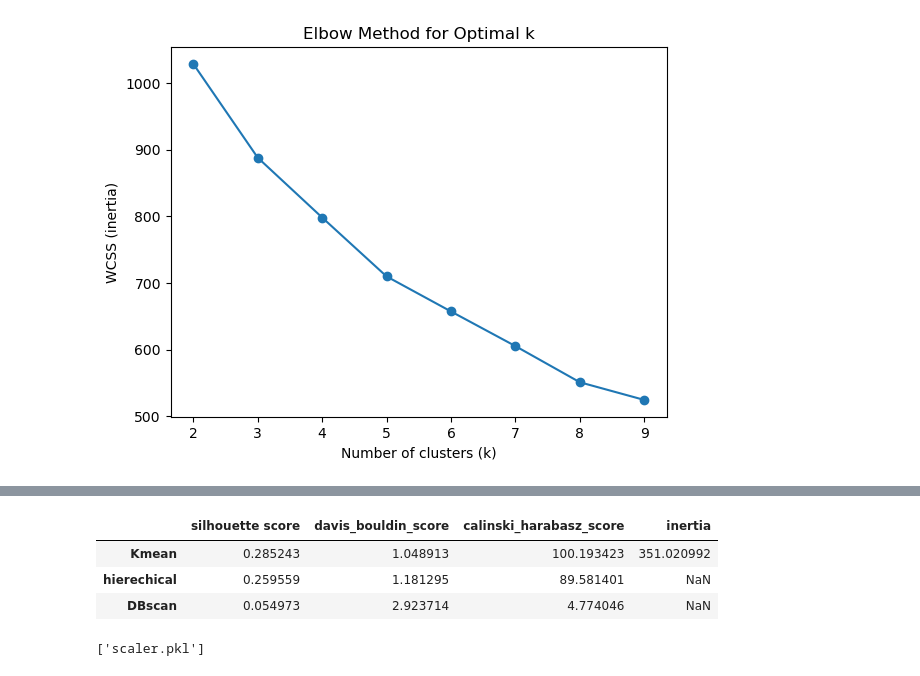
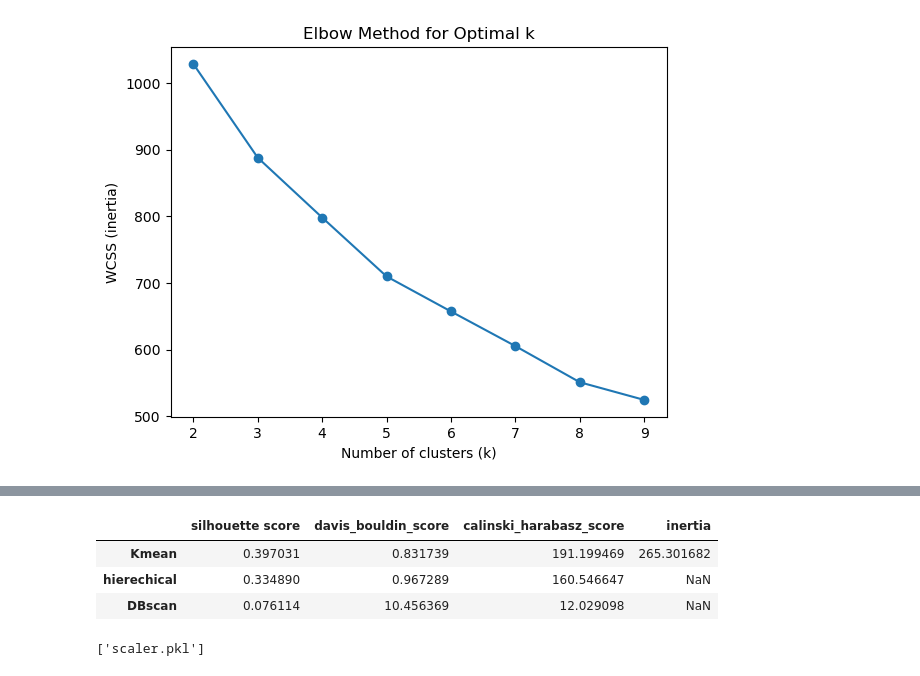
Before and after one commit to NithyaShriSK/unsupervised-Kmeans-DBscan-Task, a Jupyter notebook: cluster.ipynb, the cells around one changed output, grey strips where cells are left out. Saved outputs shown, nothing was run; the diff lists cells and outputs as text; code cells hidden in the pictures.

```diff
--- a/cluster.ipynb
+++ b/cluster.ipynb
@@ -132,7 +137,7 @@ KMeans is known to have a memory leak on Windows with MKL, when there are less c
 KMeans is known to have a memory leak on Windows with MKL, when there are less chunks than available threads. You can avoid it by setting the environment variable OMP_NUM_THREADS=2.
 [figure]
 # %%
-pca = PCA(n_components=3)
+pca = PCA(n_components=2)
 X_pca = pca.fit_transform(x)
 # %%
 best_score = -1
@@ -187,5 +192,5 @@ Best k = 5 with silhouette = 0.2852
 # %%
-kmeans=KMeans(n_clusters=5,random_state=42,n_init=50,)
+kmeans=KMeans(n_clusters=3,random_state=42,n_init=50,)
 res=[]
 y_cluster=kmeans.fit_predict(X_pca)
 kmeanssilhouette = silhouette_score(X_pca, y_cluster)
@@ -269,5 +271,5 @@ Best k = 4 with silhouette = 0.2596 with linkage=ward
 # %%
-hc = AgglomerativeClustering(n_clusters=4, linkage='ward')
+hc = AgglomerativeClustering(n_clusters=3, linkage='ward')
 y_hc = hc.fit_predict(X_pca)
 hcsilhouette = silhouette_score(X_pca, y_hc)
 hcdb_index = davies_bouldin_score(X_pca, y_hc)
@@ -347,30 +333,17 @@ Best params = eps=1.1, min_samples=3 with silhouette=0.2804
 # %%
-dbscan = DBSCAN(eps=0.8, min_samples=2)
+dbscan = DBSCAN(eps=0.35, min_samples=4)
 y_db = dbscan.fit_predict(X_pca)
-y_db_mapped = []
-for label in y_db:
-    if label == -1:
-        y_db_mapped.append("Outlier")
-    else:
-        y_db_mapped.append(f"Cluster {label+1}")
-y_db_mapped = np.array(y_db_mapped)
-if len(set(y_db)) > 1:
+y_db_mapped = np.array([
+    "Outlier" if label == -1 else f"Cluster {label+1}" for label in y_db
+])
+if len(set(y_db)) > 1 and not set(y_db) == {-1}:
     db_sil = silhouette_score(X_pca, y_db)
     db_db = davies_bouldin_score(X_pca, y_db)
     db_ch = calinski_harabasz_score(X_pca, y_db)
 else:
     db_sil, db_db, db_ch = np.nan, np.nan, np.nan
-res.append([db_sil, db_db, db_ch, np.nan])
-print("Silhouette Score:", db_sil)
-print("Davies-Bouldin Index:", db_db)
-print("Calinski-Harabasz Score:", db_ch)
-plt.figure(figsize=(8,6))
-for label in np.unique(y_db_mapped):
-    mask = y_db_mapped == label
-    plt.scatter(X_pca[mask,0], X_pca[mask,1], label=label, s=50)
-plt.xlabel("PCA 1")
-plt.ylabel("PCA 2")
-plt.title("DBSCAN Clustering (PCA Reduced)")
-plt.legend()
-plt.show()
+res.append([db_sil,db_db,db_ch,np.nan])
+print(f"\nSilhouette Score: {db_sil:.4f}")
+print(f"Davies-Bouldin Index: {db_db:.4f}")
+print(f"Calinski-Harabasz Score: {db_ch:.4f}")
 # %% [output]
@@ -381,11 +369,12 @@ Calinski-Harabasz Score: 4.77404583630431
 # %%
-dfs=pd.DataFrame(res[:3],columns=["silhouette score","davis_bouldin_score","calinski_harabasz_score","inertia"],index=["Kmean","hierechical","DBscan"])
+dfs = pd.DataFrame(res, columns=["silhouette score", "davis_bouldin_score", "calinski_harabasz_score", "inertia"])
+dfs.index = ["Kmean","hierechical","DBscan"]
 dfs
 # %% [output]
 |  | silhouette score | davis_bouldin_score | calinski_harabasz_score | inertia |
-| Kmean | 0.285243 | 1.048913 | 100.193423 | 351.020992 |
-| hierechical | 0.259559 | 1.181295 | 89.581401 | NaN |
-| DBscan | 0.054973 | 2.923714 | 4.774046 | NaN |
+| Kmean | 0.397031 | 0.831739 | 191.199469 | 265.301682 |
+| hierechical | 0.334890 | 0.967289 | 160.546647 | NaN |
+| DBscan | 0.076114 | 10.456369 | 12.029098 | NaN |
 # %%
 import joblib
 
```
Also changed, not shown: parts of 12 cells of this notebook, 1 other file.
